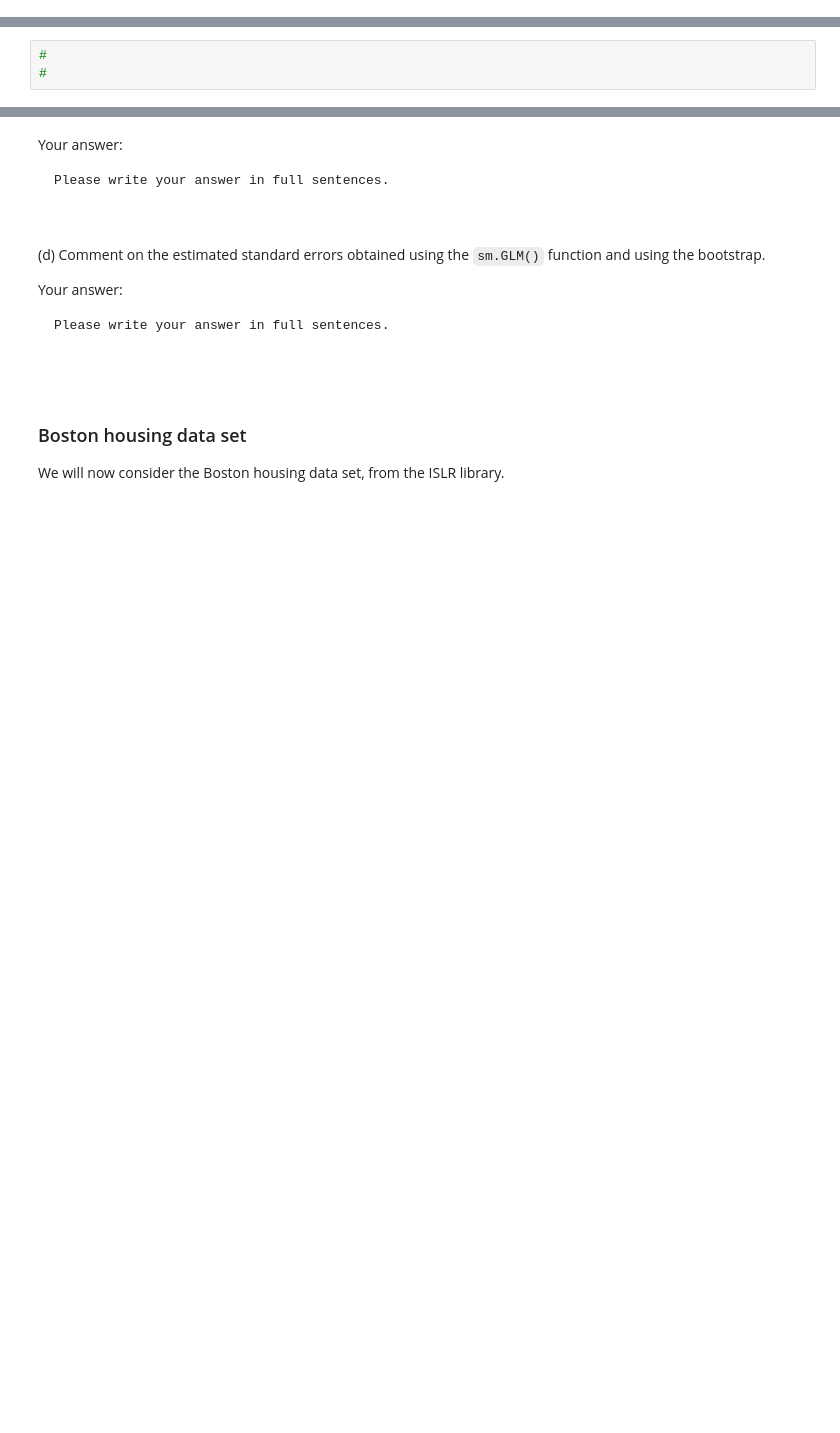
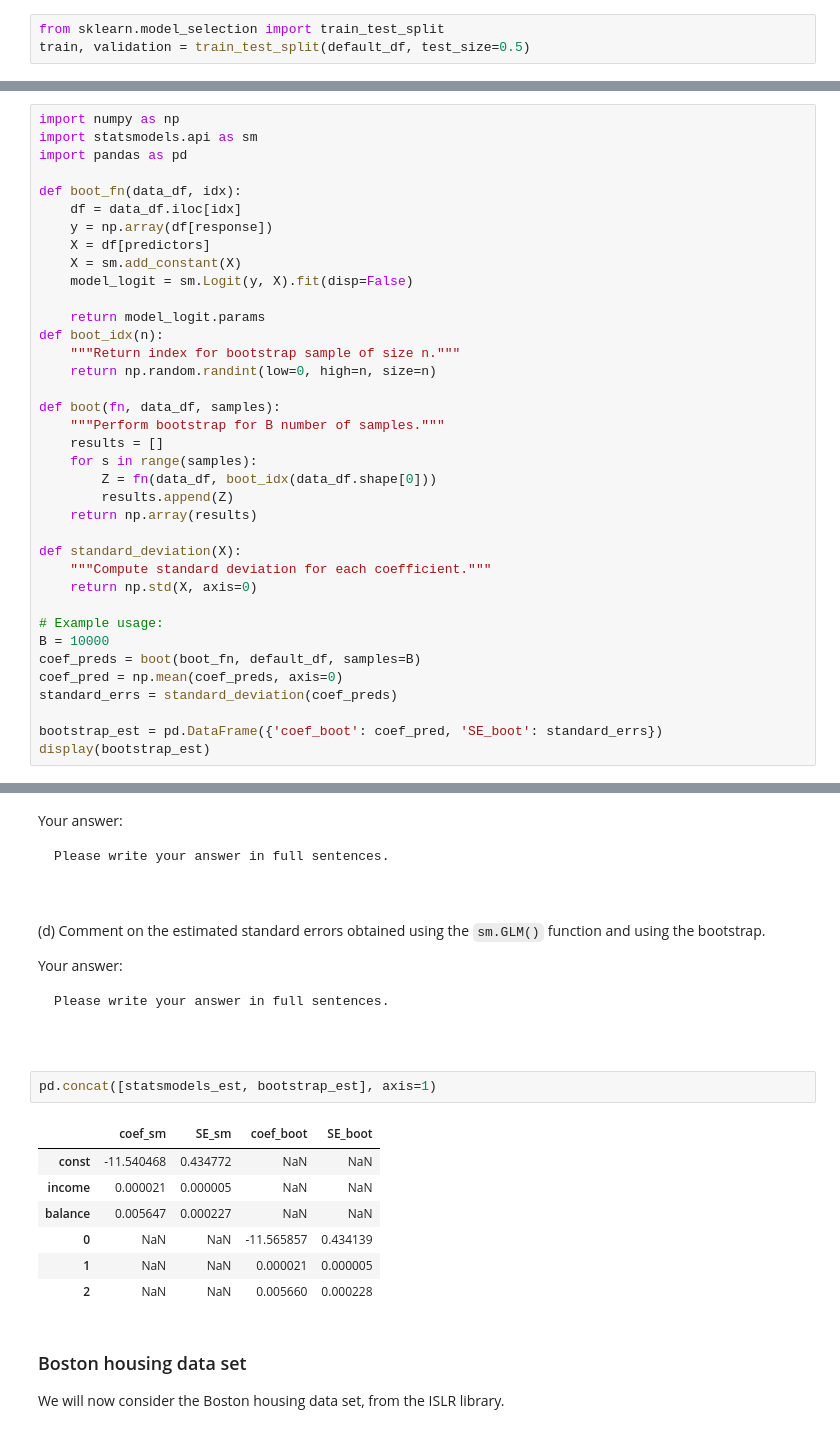
Before and after one commit to BU-MSSP-Classroom/MA679_Spring2024_02_resampling-Allenlovemia, a Jupyter notebook: Ch05_Resampling_Python.ipynb, the cells around one changed output, grey strips where cells are left out. Drawn from its saved outputs; the diff is of its cells as text; blank space fills up the shorter version.

```diff
--- a/Ch05_Resampling_Python.ipynb
+++ b/Ch05_Resampling_Python.ipynb
@@ -557,6 +596,9 @@ Please write your answer in full sentences.
 i. Split the sample set into a training set and a validation set.
 
 Your code:
+# %%
+from sklearn.model_selection import train_test_split
+train, validation = train_test_split(default_df, test_size=0.5)
 # %% [markdown]
 Your answer:
 
@@ -702,5 +932,39 @@ coefficients for income and balance.
 
 Your code:
 # %%
-#
-#
+import numpy as np
+import statsmodels.api as sm
+import pandas as pd
+
+def boot_fn(data_df, idx):
+    df = data_df.iloc[idx]
+    y = np.array(df[response])
+    X = df[predictors]
+    X = sm.add_constant(X)
+    model_logit = sm.Logit(y, X).fit(disp=False)
+
+    return model_logit.params
+def boot_idx(n):
+    """Return index for bootstrap sample of size n."""
+    return np.random.randint(low=0, high=n, size=n)
+
+def boot(fn, data_df, samples):
+    """Perform bootstrap for B number of samples."""
+    results = []
+    for s in range(samples):
+        Z = fn(data_df, boot_idx(data_df.shape[0]))
+        results.append(Z)
+    return np.array(results)
+
+def standard_deviation(X):
+    """Compute standard deviation for each coefficient."""
+    return np.std(X, axis=0)
+
+# Example usage:
+B = 10000
+coef_preds = boot(boot_fn, default_df, samples=B)
+coef_pred = np.mean(coef_preds, axis=0)
+standard_errs = standard_deviation(coef_preds)
+
+bootstrap_est = pd.DataFrame({'coef_boot': coef_pred, 'SE_boot': standard_errs})
+display(bootstrap_est)
@@ -723,6 +992,16 @@ Please write your answer in full sentences.
 
 
 ~~~
+# %%
+pd.concat([statsmodels_est, bootstrap_est], axis=1)
+# %% [output]
+|  | coef_sm | SE_sm | coef_boot | SE_boot |
+| const | -11.540468 | 0.434772 | NaN | NaN |
+| income | 0.000021 | 0.000005 | NaN | NaN |
+| balance | 0.005647 | 0.000227 | NaN | NaN |
+| 0 | NaN | NaN | -11.565857 | 0.434139 |
+| 1 | NaN | NaN | 0.000021 | 0.000005 |
+| 2 | NaN | NaN | 0.005660 | 0.000228 |
 # %% [markdown]
 ### Boston housing data set
 
```
Also changed, not shown: parts of 14 cells of this notebook.
